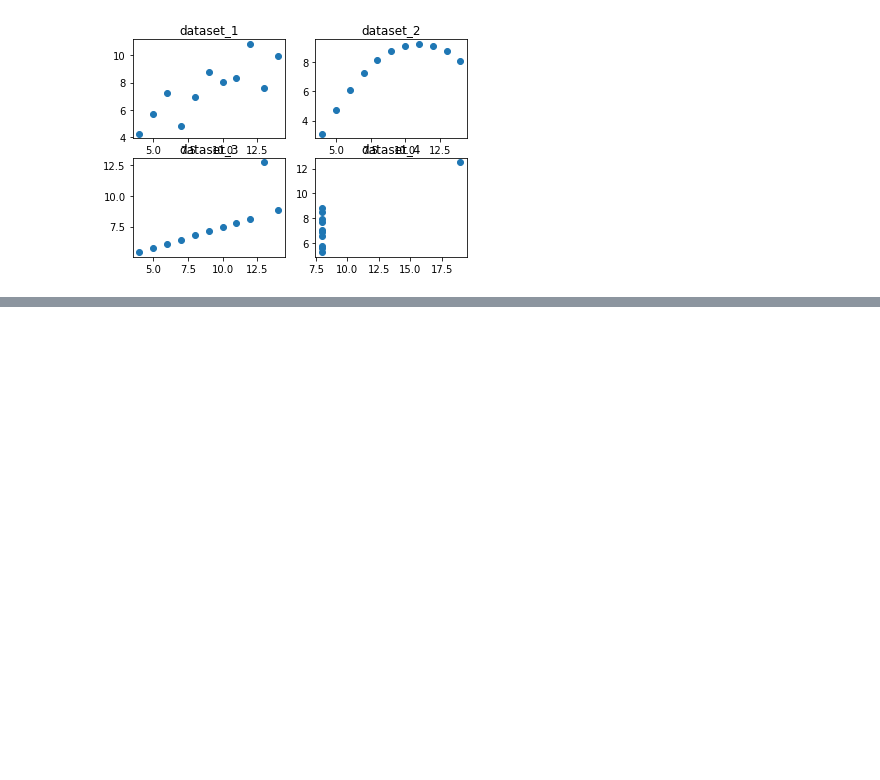
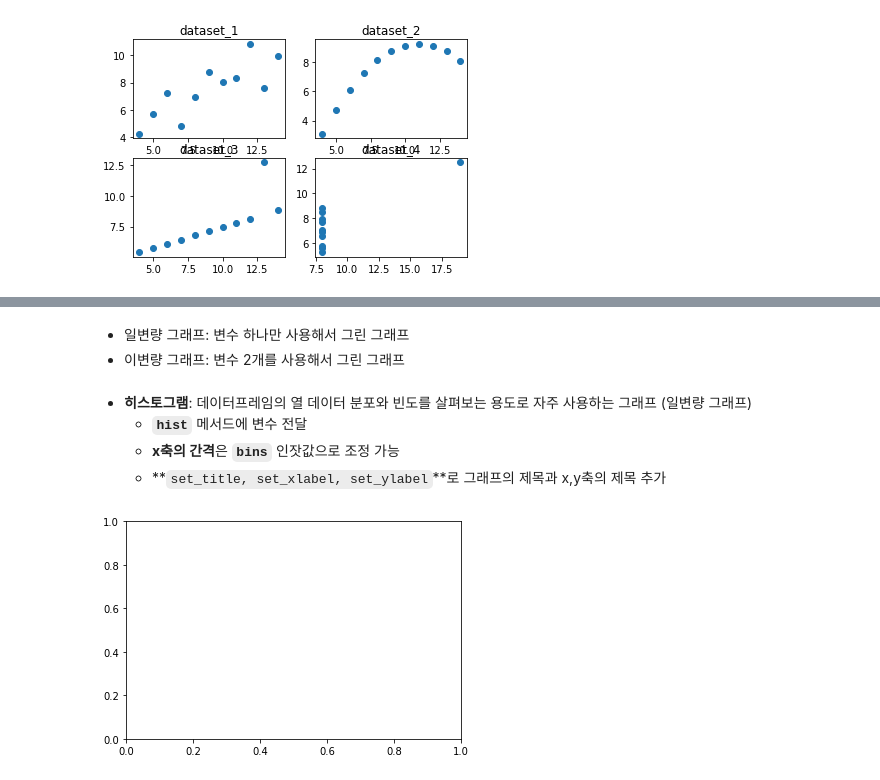
Before and after one commit to sehan25/ESAA, a Jupyter notebook: 0328__Doit_Pandas_Graph.ipynb, the cells around one changed output, grey strips where cells are left out. Drawn from its saved outputs; the diff is of its cells as text; code cells hidden in the pictures; blank space fills up the shorter version.

```diff
--- a/0328__Doit_Pandas_Graph.ipynb
+++ b/0328__Doit_Pandas_Graph.ipynb
@@ -126,0 +169,14 @@ fig
+# %% [markdown]
+* 일변량 그래프: 변수 하나만 사용해서 그린 그래프
+* 이변량 그래프: 변수 2개를 사용해서 그린 그래프
+# %% [markdown]
+* **히스토그램**: 데이터프레임의 열 데이터 분포와 빈도를 살펴보는 용도로 자주 사용하는 그래프 (일변량 그래프)
+    * **`hist`** 메서드에 변수 전달
+    * **x축의 간격**은 **`bins`** 인잣값으로 조정 가능
+    * **`set_title, set_xlabel, set_ylabel`**로 그래프의 제목과 x,y축의 제목 추가
+# %%
+# 기본 틀(fig) 마련, 그래프 격자(axes1) 구성
+fig = plt.figure()
+axes1 = fig.add_subplot(1,1,1)
+# %% [output]
+[figure, added]
```
Also changed, not shown: parts of 94 cells of this notebook.
